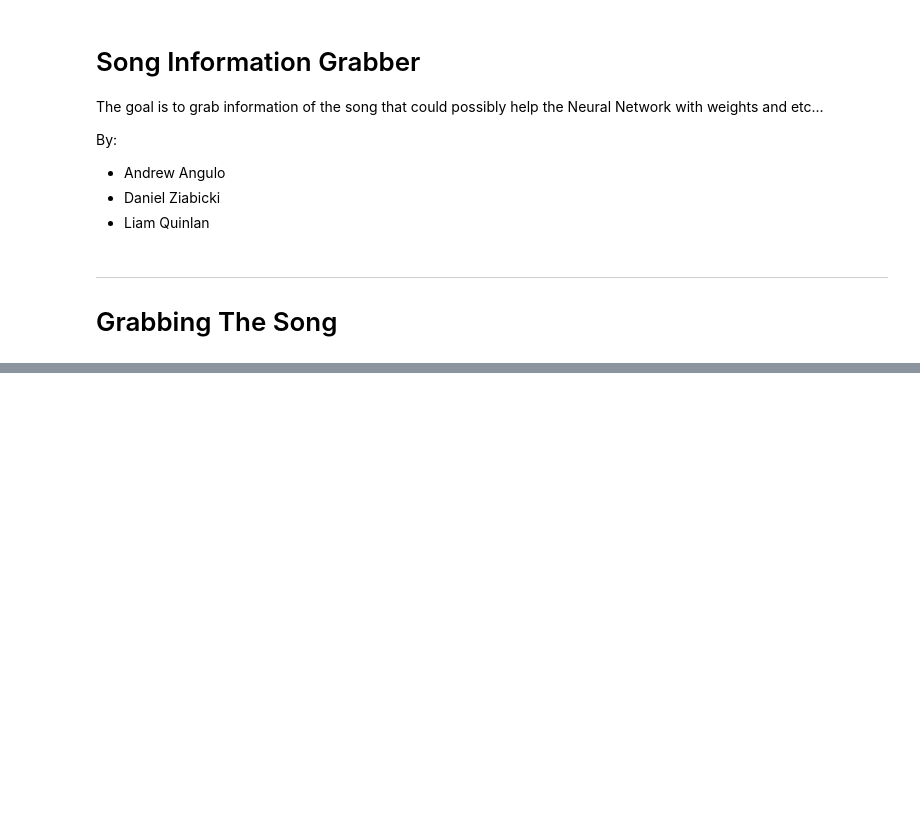
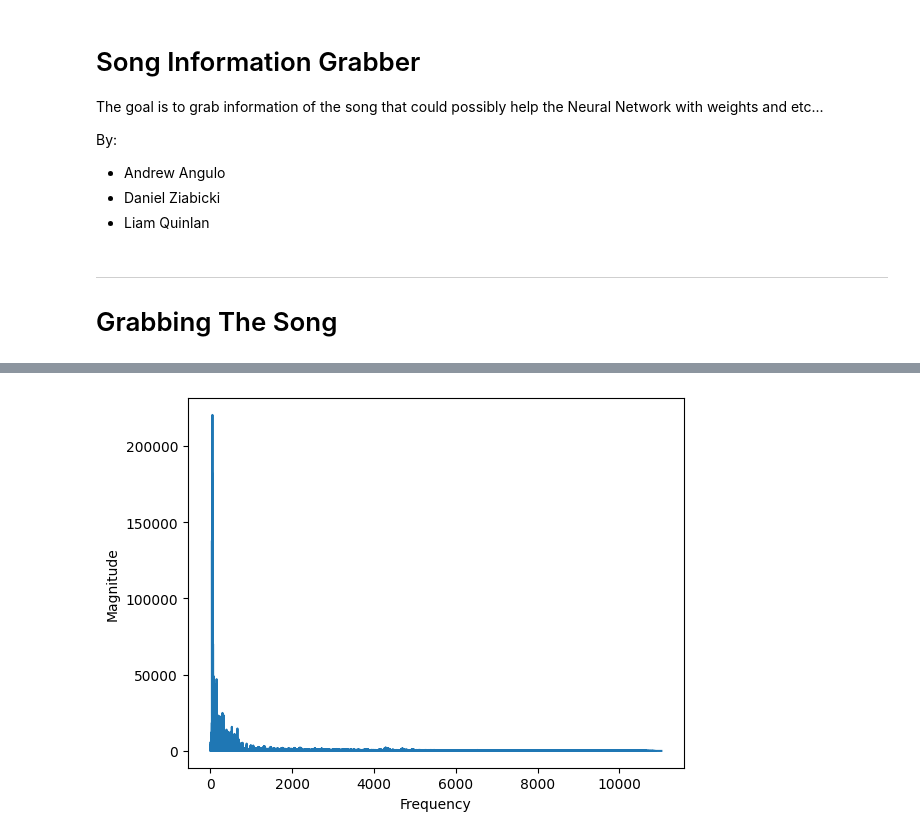
Before and after one commit to Andyreww/Music-Classifier, a Jupyter notebook: songInfo.ipynb, the cells around one changed output, grey strips where cells are left out. Cells and saved outputs as stored; diff of their text form; code cells hidden in the pictures; blank space fills up the shorter version.

```diff
--- a/songInfo.ipynb
+++ b/songInfo.ipynb
@@ -68,0 +54,14 @@ ax[1].legend()
+# %%
+fft = np.fft.fft(audio_data)
+magnitude = np.abs(fft)
+frequency = np.linspace(0, sample_rate, len(magnitude))
+
+left_frequency = frequency[:int(len(frequency)/2)]
+left_magnitude = magnitude[:int(len(frequency)/2)]
+# %%
+plt.plot(left_frequency, left_magnitude)
+plt.xlabel("Frequency")
+plt.ylabel("Magnitude")
+plt.show()
+# %% [output]
+[figure, added]
```
Also changed, not shown: parts of 11 cells of this notebook.
